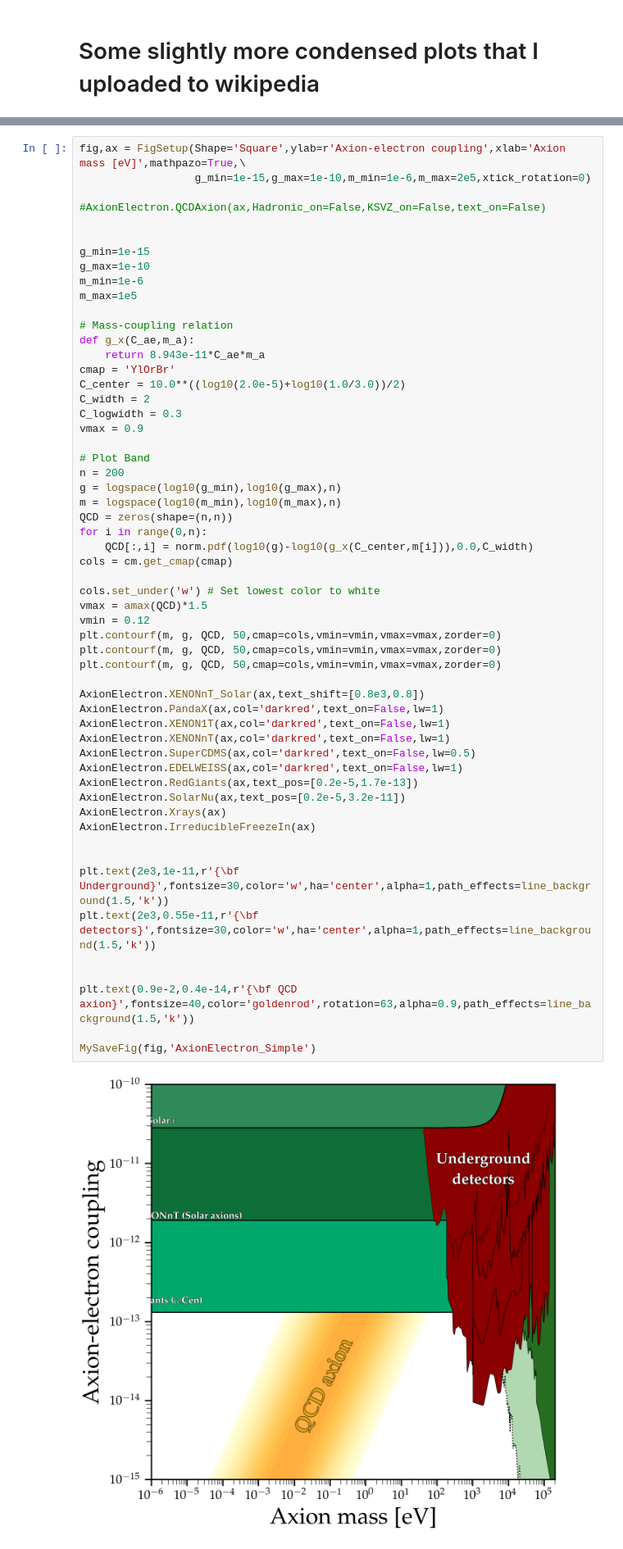
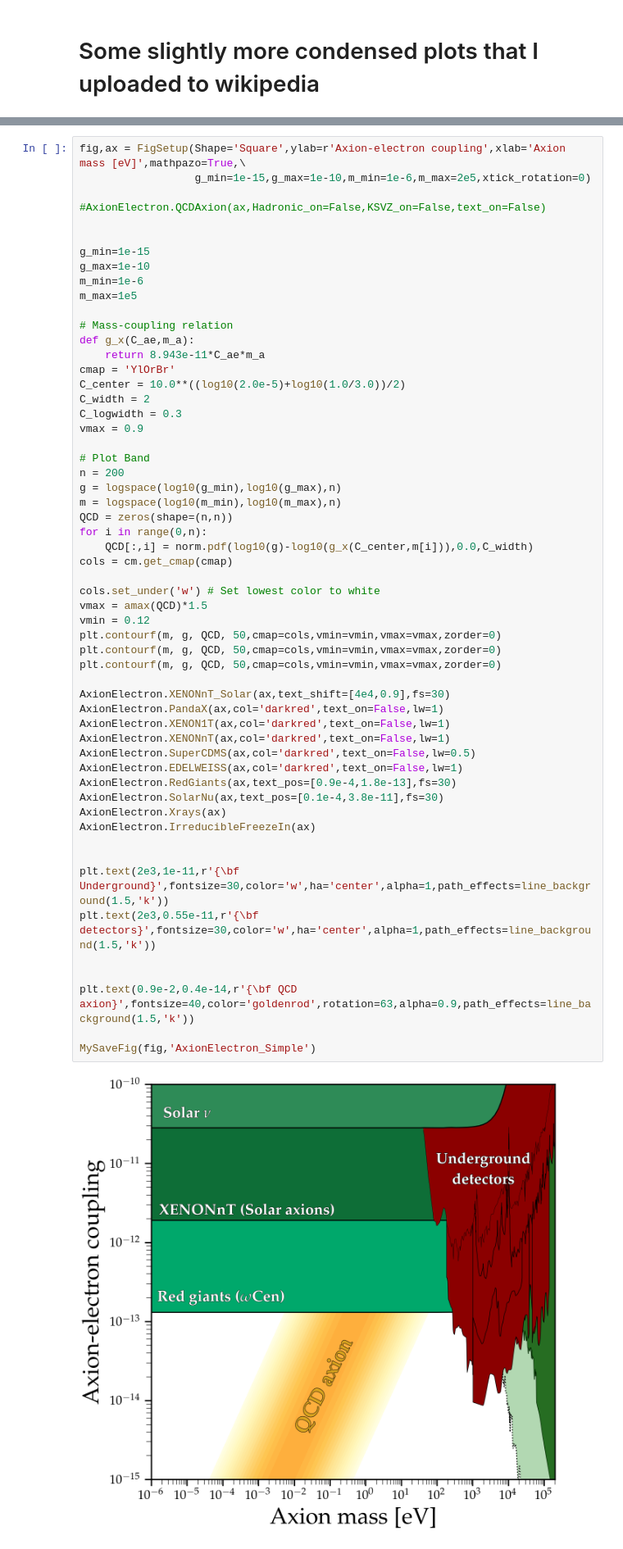
Before and after one commit to cajohare/AxionLimits, a Jupyter notebook: SimplifiedPlots.ipynb, the cells around one changed output, grey strips where cells are left out. Shown at 82% size. Saved outputs shown, nothing was run; the diff lists cells and outputs as text.

```diff
--- a/SimplifiedPlots.ipynb
+++ b/SimplifiedPlots.ipynb
@@ -332,34 +332,34 @@ g = logspace(log10(g_min),log10(g_max),n)
 m = logspace(log10(m_min),log10(m_max),n)
 QCD = zeros(shape=(n,n))
 for i in range(0,n):
     QCD[:,i] = norm.pdf(log10(g)-log10(g_x(C_center,m[i])),0.0,C_width)
 cols = cm.get_cmap(cmap)
 
 cols.set_under('w') # Set lowest color to white
 vmax = amax(QCD)*1.5
 vmin = 0.12
 plt.contourf(m, g, QCD, 50,cmap=cols,vmin=vmin,vmax=vmax,zorder=0)
 plt.contourf(m, g, QCD, 50,cmap=cols,vmin=vmin,vmax=vmax,zorder=0)
 plt.contourf(m, g, QCD, 50,cmap=cols,vmin=vmin,vmax=vmax,zorder=0)
 
-AxionElectron.XENONnT_Solar(ax,text_shift=[0.8e3,0.8])
+AxionElectron.XENONnT_Solar(ax,text_shift=[4e4,0.9],fs=30)
 AxionElectron.PandaX(ax,col='darkred',text_on=False,lw=1)
 AxionElectron.XENON1T(ax,col='darkred',text_on=False,lw=1)
 AxionElectron.XENONnT(ax,col='darkred',text_on=False,lw=1)
 AxionElectron.SuperCDMS(ax,col='darkred',text_on=False,lw=0.5)
 AxionElectron.EDELWEISS(ax,col='darkred',text_on=False,lw=1)
-AxionElectron.RedGiants(ax,text_pos=[0.2e-5,1.7e-13])
-AxionElectron.SolarNu(ax,text_pos=[0.2e-5,3.2e-11])
+AxionElectron.RedGiants(ax,text_pos=[0.9e-4,1.8e-13],fs=30)
+AxionElectron.SolarNu(ax,text_pos=[0.1e-4,3.8e-11],fs=30)
 AxionElectron.Xrays(ax)
 AxionElectron.IrreducibleFreezeIn(ax)
 
 
 plt.text(2e3,1e-11,r'{\bf Underground}',fontsize=30,color='w',ha='center',alpha=1,path_effects=line_background(1.5,'k'))
 plt.text(2e3,0.55e-11,r'{\bf detectors}',fontsize=30,color='w',ha='center',alpha=1,path_effects=line_background(1.5,'k'))
 
 
 plt.text(0.9e-2,0.4e-14,r'{\bf QCD axion}',fontsize=40,color='goldenrod',rotation=63,alpha=0.9,path_effects=line_background(1.5,'k'))
 
 MySaveFig(fig,'AxionElectron_Simple')
 # %% [output]
-[figure, old version]
+[figure, new version]
```
Also changed, not shown: parts of 2 cells of this notebook, 13 other files.
